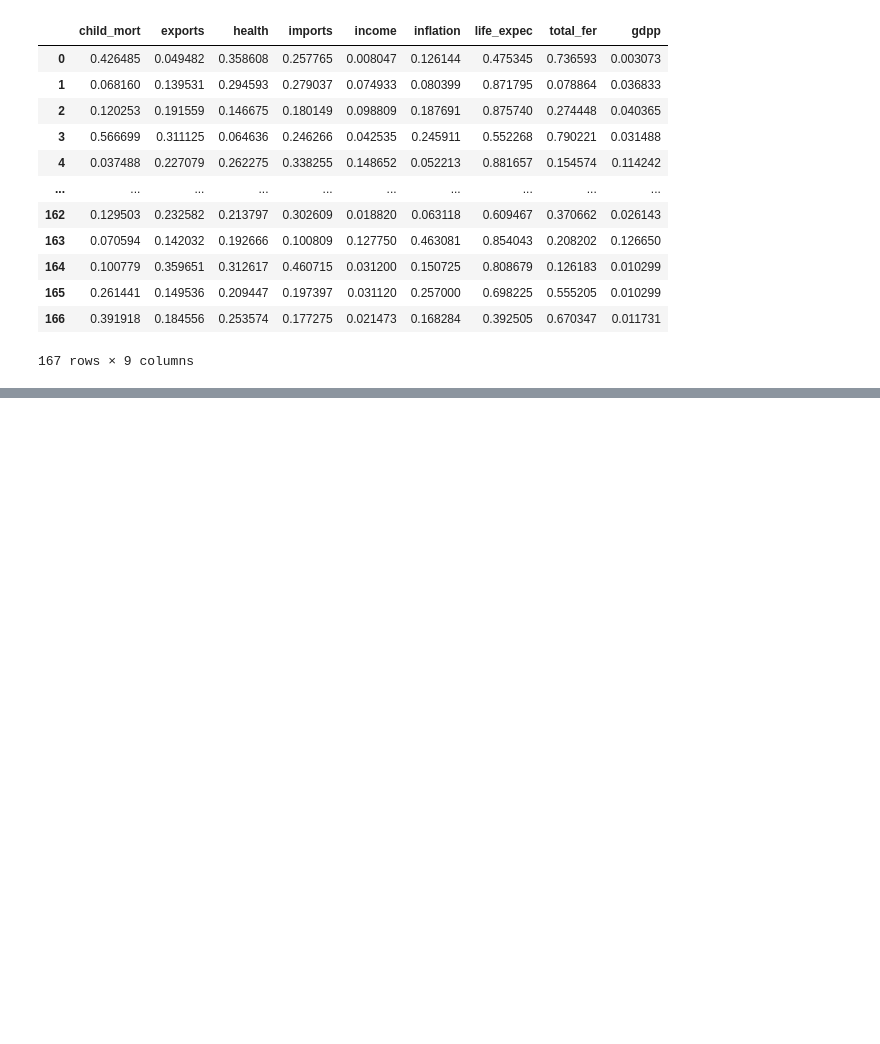
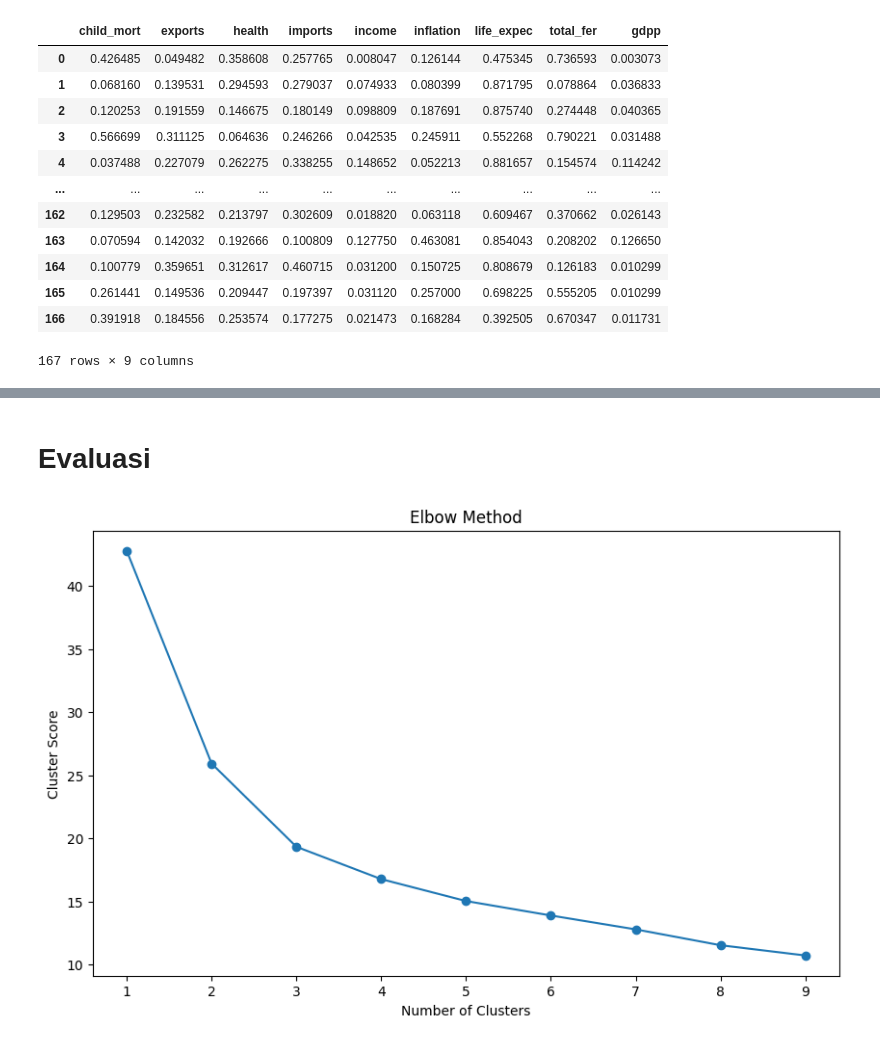
Before and after one commit to Hilmantm/tugas-machine-learning-case-based-2, a Jupyter notebook: Machine Learning - Case Based 2.ipynb, the cells around one changed output, grey strips where cells are left out. Cells and saved outputs as stored; diff of their text form; code cells hidden in the pictures; blank space fills up the shorter version.

```diff
--- a/Machine Learning - Case Based 2.ipynb
+++ b/Machine Learning - Case Based 2.ipynb
@@ -135,0 +263,2 @@ Pada learning process ini, terdapat 3 pilihan yang dapat digunakan. Yaitu KMeans
+# %% [markdown]
+# Evaluasi
@@ -135,0 +267,15 @@ Pada learning process ini, terdapat 3 pilihan yang dapat digunakan. Yaitu KMeans
+# %%
+cluster_score = []
+for i in range(1, 10):
+    kmeans = KMeans(n_clusters = i, init = 'random', random_state = 42)
+    kmeans.fit(df_scaling)
+    cluster_score.append(kmeans.inertia_)
+
+plt.figure(figsize=(10,6))
+plt.plot(range(1, 10), cluster_score, marker = 'o')
+plt.title('Elbow Method')
+plt.xlabel('Number of Clusters')
+plt.ylabel('Cluster Score')
+plt.show()
+# %% [output]
+[figure, added]
```
Also changed, not shown: parts of 15 cells of this notebook, 3 other files.
